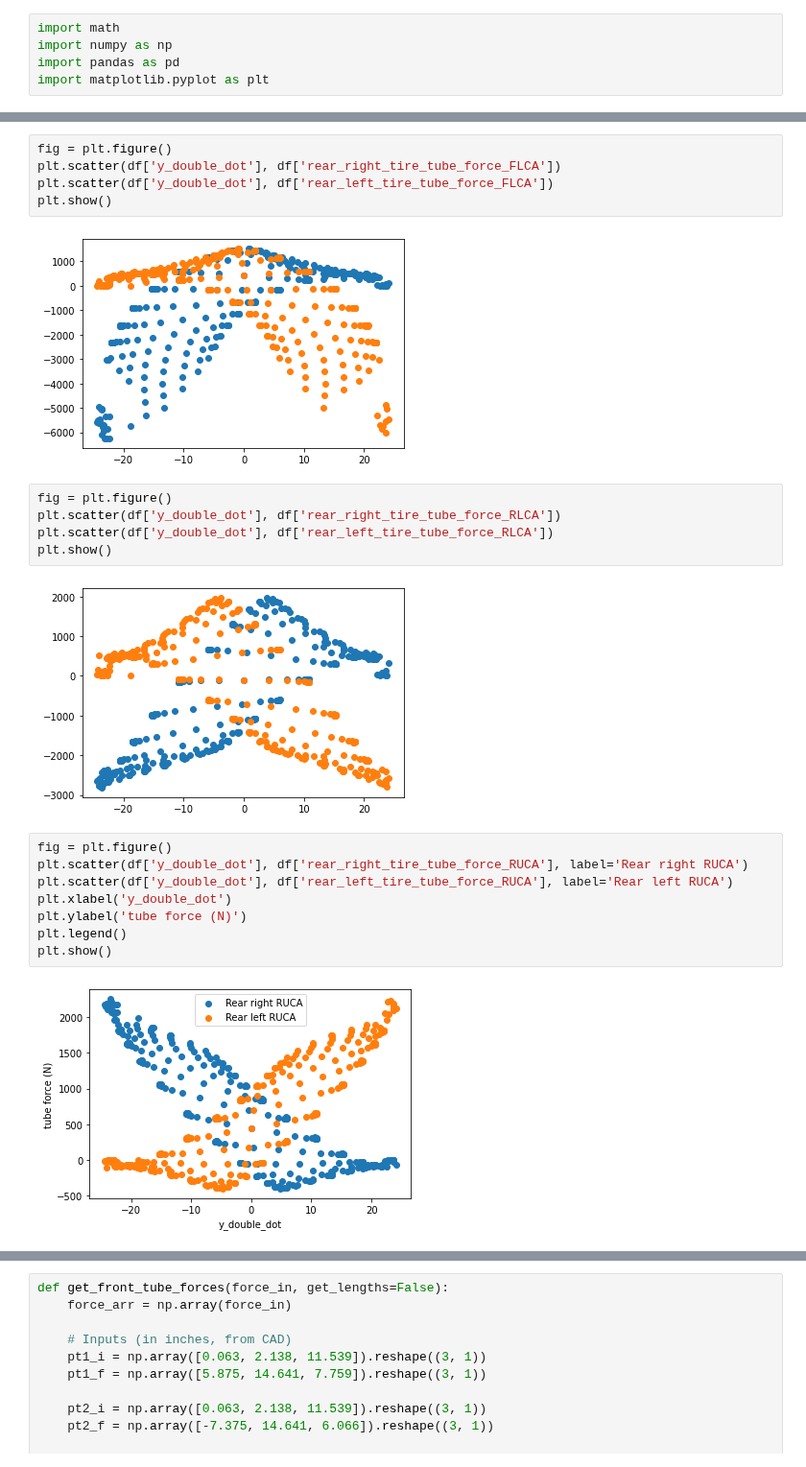
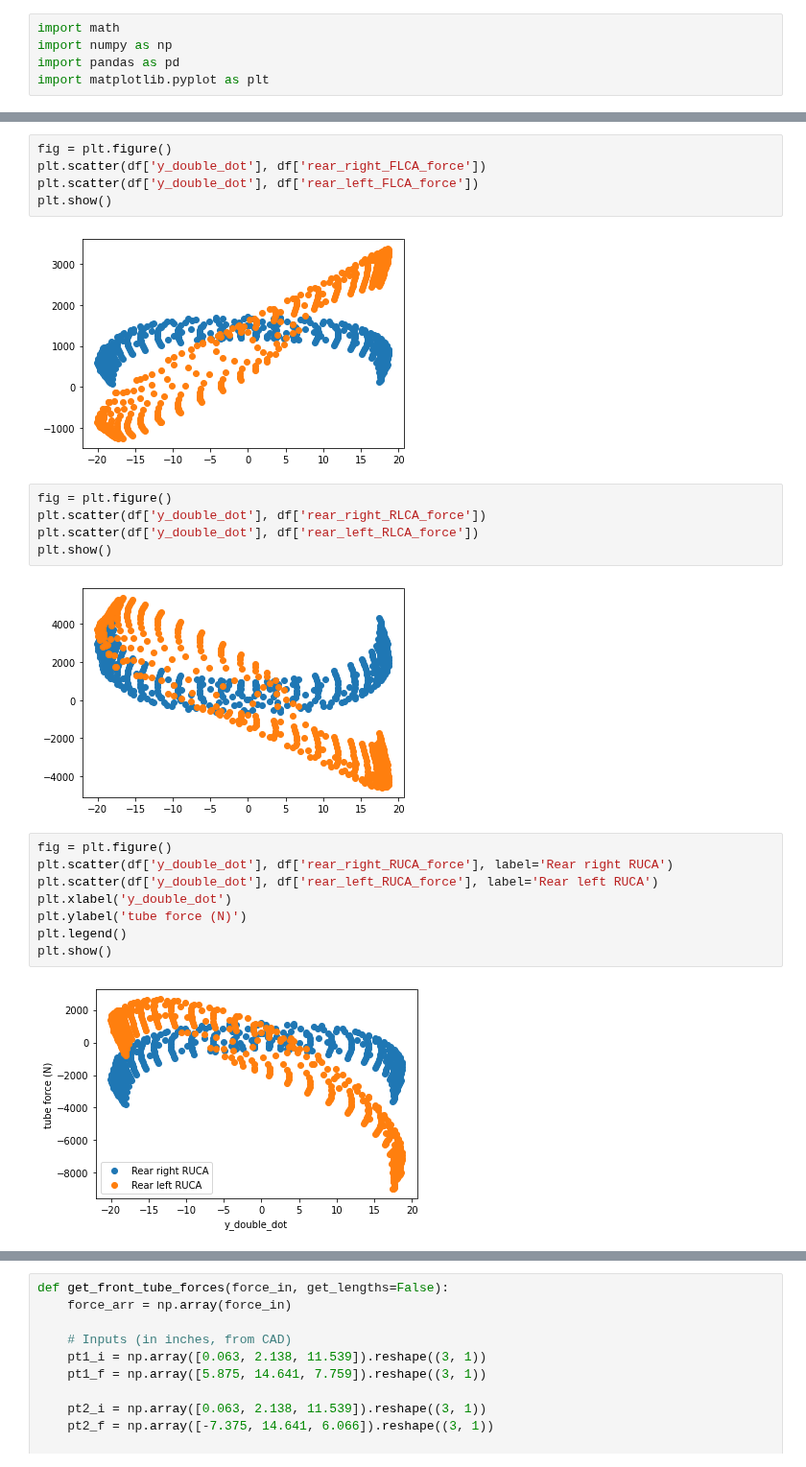
Before and after one commit to LonghornRacingElectric/magic_moment_method, a Jupyter notebook: analysis/MMM_plotter_tubes.ipynb, the cells around one changed output, grey strips where cells are left out. Shown at 96% size. Cells and saved outputs as stored; diff of their text form.

Commit message:
bugfixes, updated names in tube force jupyter notebook

```diff
--- a/analysis/MMM_plotter_tubes.ipynb
+++ b/analysis/MMM_plotter_tubes.ipynb
@@ -104,27 +104,27 @@ plt.show()
 # %%
 fig = plt.figure()
-plt.scatter(df['y_double_dot'], df['rear_right_tire_tube_force_FLCA'])
-plt.scatter(df['y_double_dot'], df['rear_left_tire_tube_force_FLCA'])
+plt.scatter(df['y_double_dot'], df['rear_right_FLCA_force'])
+plt.scatter(df['y_double_dot'], df['rear_left_FLCA_force'])
 plt.show()
 # %% [output]
-[figure, old version]
+[figure, new version]
 # %%
 fig = plt.figure()
-plt.scatter(df['y_double_dot'], df['rear_right_tire_tube_force_RLCA'])
-plt.scatter(df['y_double_dot'], df['rear_left_tire_tube_force_RLCA'])
+plt.scatter(df['y_double_dot'], df['rear_right_RLCA_force'])
+plt.scatter(df['y_double_dot'], df['rear_left_RLCA_force'])
 plt.show()
 # %% [output]
-[figure, old version]
+[figure, new version]
 # %%
 fig = plt.figure()
-plt.scatter(df['y_double_dot'], df['rear_right_tire_tube_force_RUCA'], label='Rear right RUCA')
-plt.scatter(df['y_double_dot'], df['rear_left_tire_tube_force_RUCA'], label='Rear left RUCA')
+plt.scatter(df['y_double_dot'], df['rear_right_RUCA_force'], label='Rear right RUCA')
+plt.scatter(df['y_double_dot'], df['rear_left_RUCA_force'], label='Rear left RUCA')
 plt.xlabel('y_double_dot')
 plt.ylabel('tube force (N)')
 plt.legend()
 plt.show()
 # %% [output]
-[figure, old version]
+[figure, new version]
 # %%
 fig = plt.figure()
 plt.scatter(df['y_double_dot'], df['rear_right_tire_vehicle_centric_forces_1'], label='Rear right RUCA')
```
Also changed, not shown: parts of 11 cells of this notebook, 2 other files.
